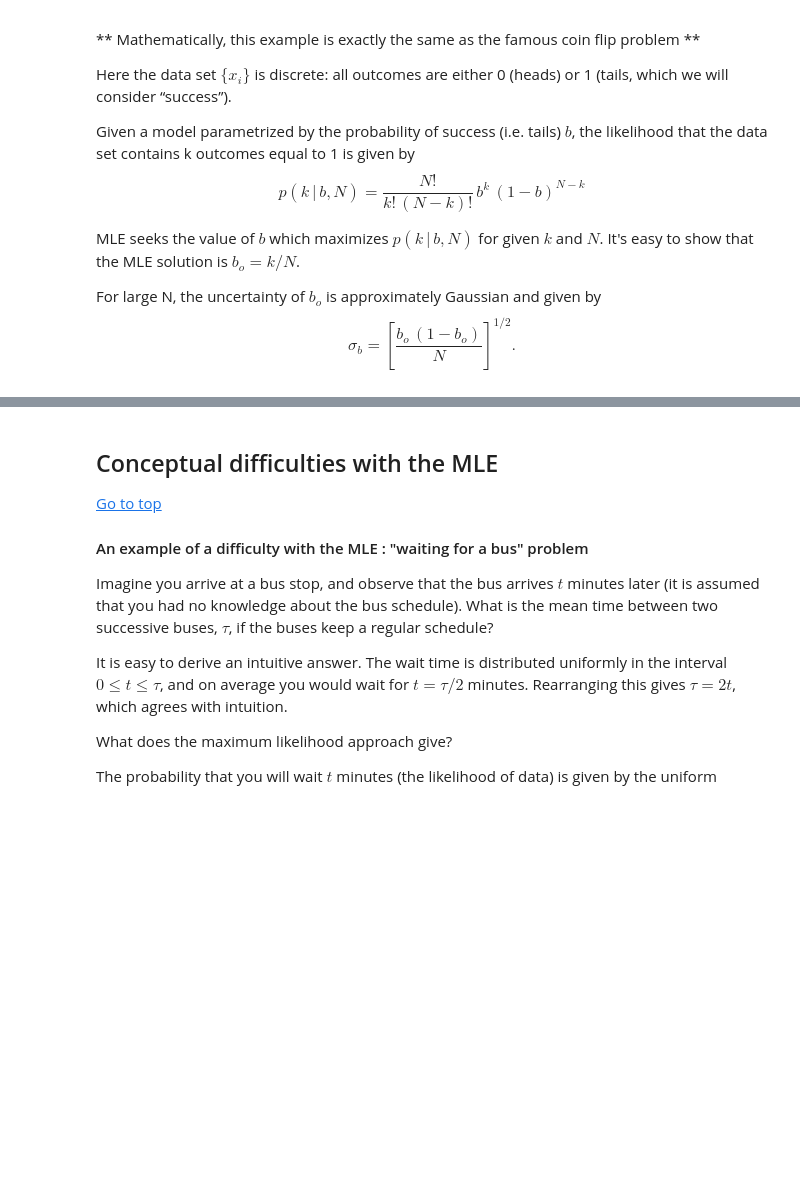
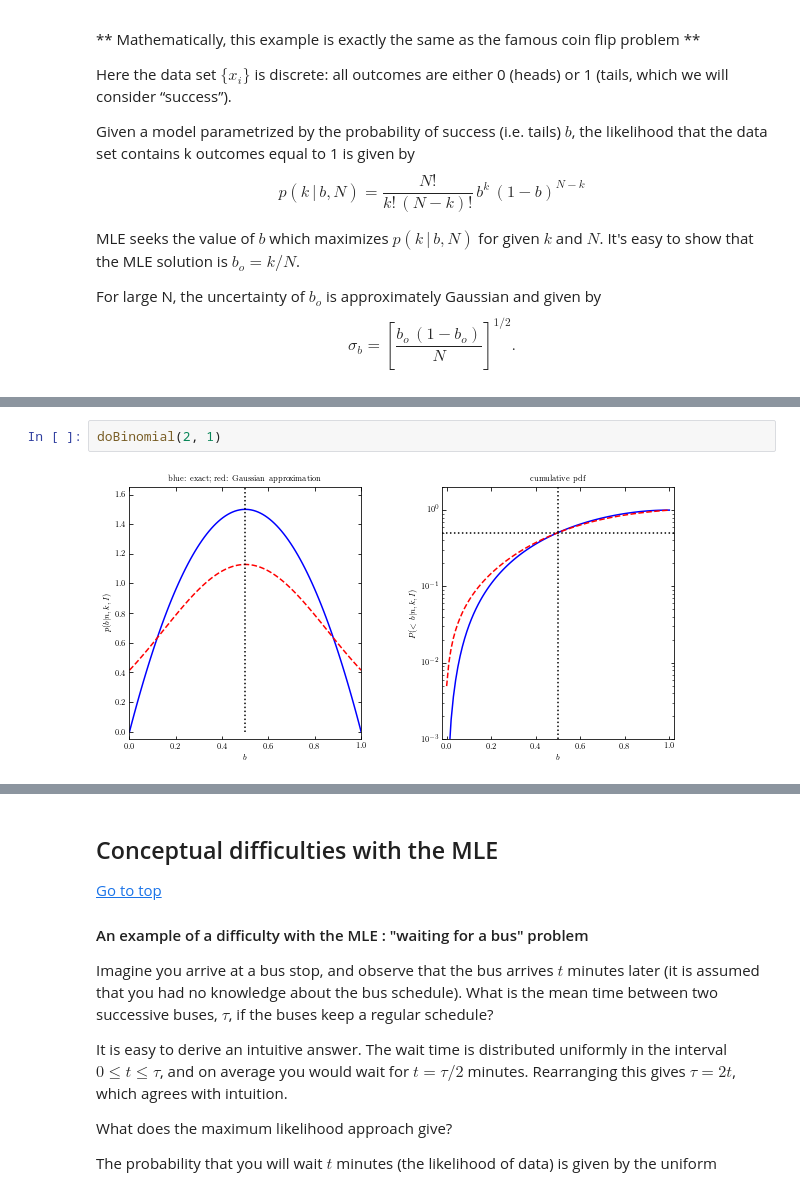
Before and after one commit to ivezic/IRB2023, a Jupyter notebook: notebooks/IRBclass2.ipynb, the cells around one changed output, grey strips where cells are left out. Saved outputs shown, nothing was run; the diff lists cells and outputs as text; blank space fills up the shorter version.

```diff
--- a/notebooks/IRBclass2.ipynb
+++ b/notebooks/IRBclass2.ipynb
@@ -573,0 +608,4 @@ plt.show()
+# %%
+doBinomial(2, 1)
+# %% [output]
+[figure, added]
```
Also changed, not shown: parts of 15 cells of this notebook.
